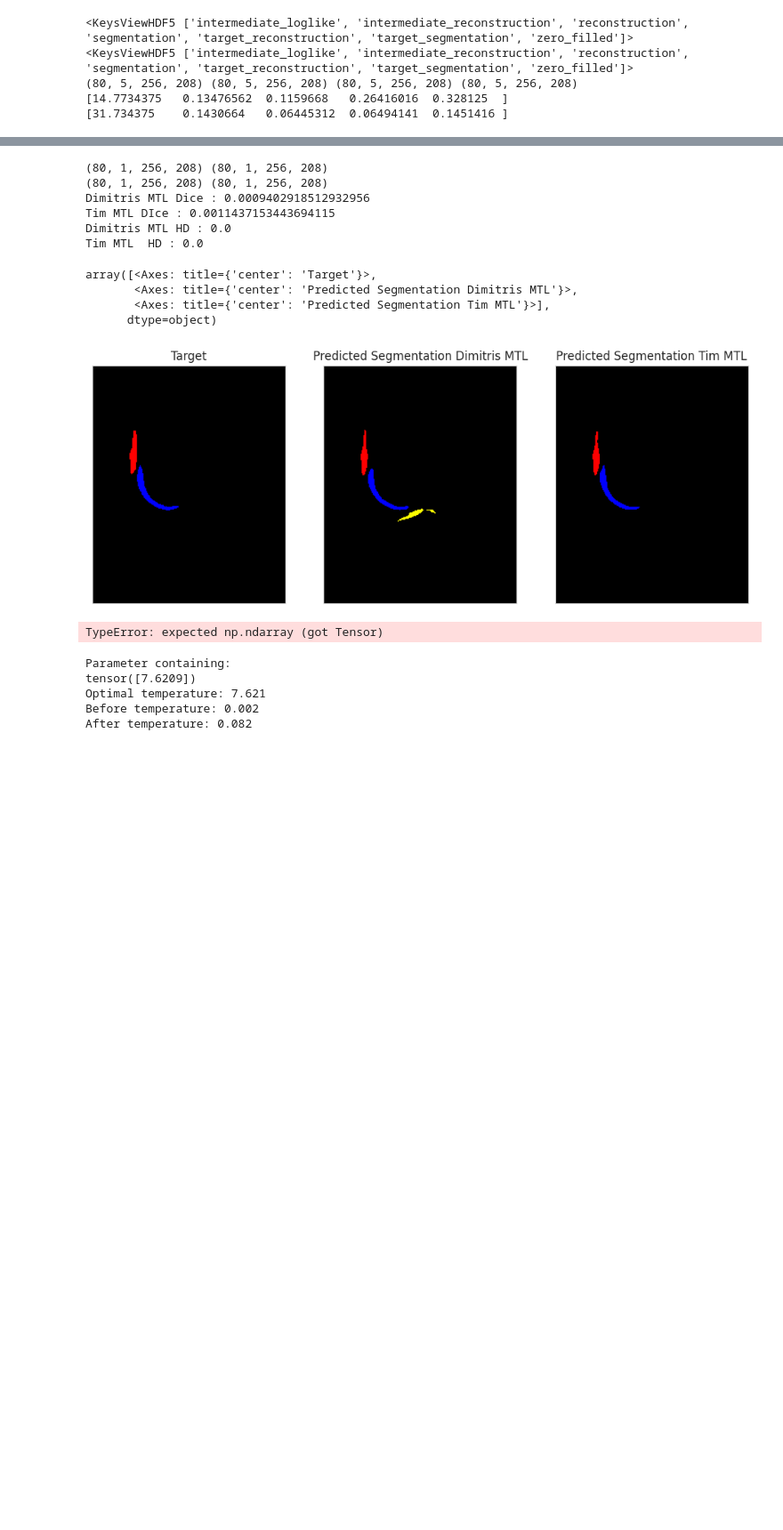
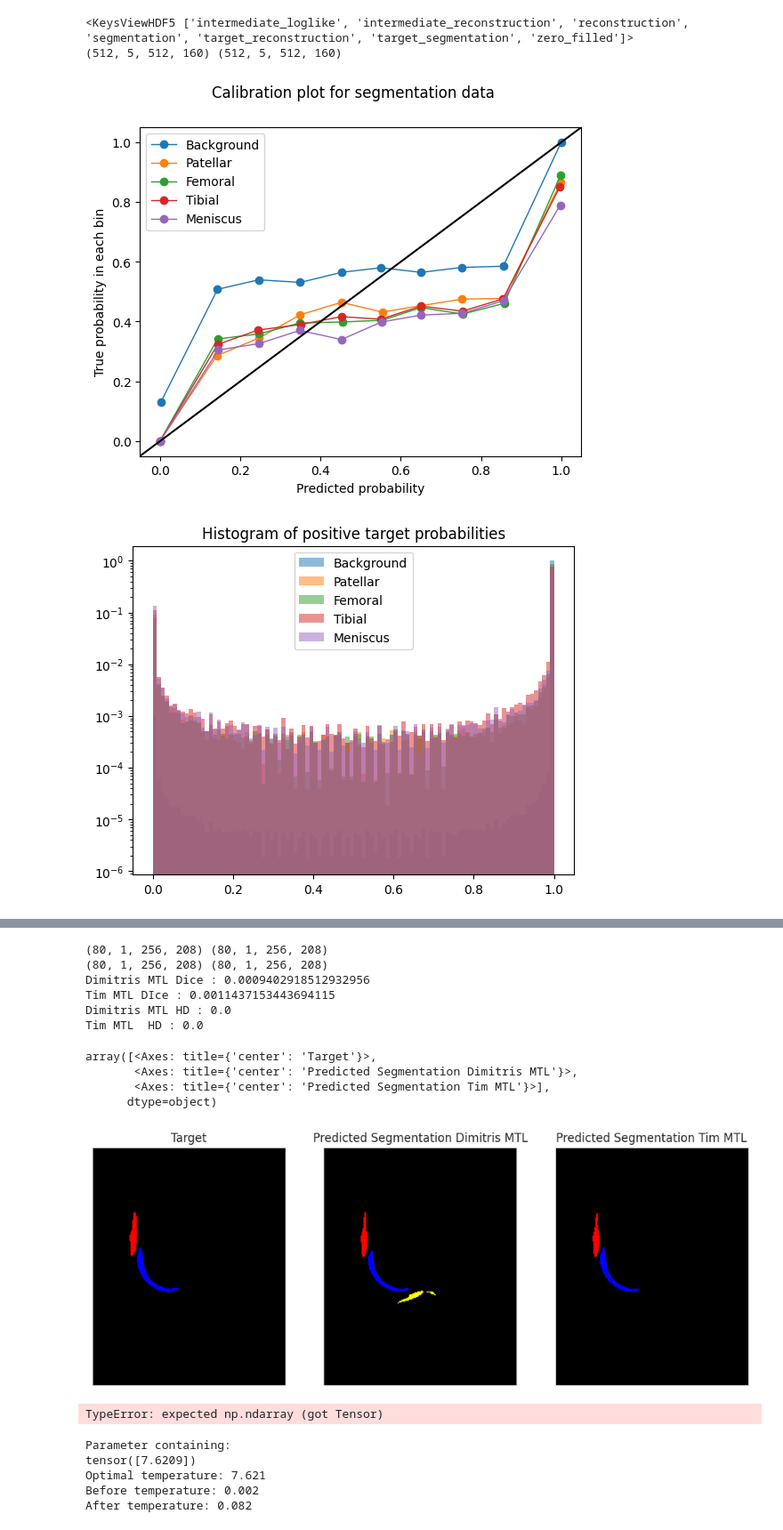
Before and after one commit to TimPaquaij/atommic, a Jupyter notebook: projects/MTL/rs/SKMTEA/temperature_scaling.ipynb, the cells around one changed output, grey strips where cells are left out. Shown at 89% size. Saved outputs shown, nothing was run; the diff lists cells and outputs as text; code cells hidden in the pictures; blank space fills up the shorter version.

```diff
--- a/projects/MTL/rs/SKMTEA/temperature_scaling.ipynb
+++ b/projects/MTL/rs/SKMTEA/temperature_scaling.ipynb
@@ -269,32 +326,75 @@ def complex_abs(x: torch.Tensor) -> torch.Tensor:
 # %%
 
-fname = '/data/projects/utwente/recon/SKM-TEA_small/v1-release/predictions/MTLRS_SENSE/predictions_4x/temperature/2024-03-14_21-52-14/predictions/MTR_005.h5'
+fname = "/data/projects/utwente/recon/SKM-TEA/v1-release/predictions/MTLRS_SENSE_ORG/predictions_6x/best/2024-04-19_10-22-56/predictions/MTR_005.h5" #'/data/projects/utwente/recon/SKM-TEA_small/v1-release/predictions/MTLRS_SENSE/predictions_4x/temperature/2024-03-14_21-52-14/predictions/MTR_005.h5'
 with h5py.File(fname, "r") as f:
     print(f.keys())
     segmentations_mtlrs_1  = f['segmentation'][()].squeeze()
     segmentation_labels_org_1  = f['target_segmentation'][()].squeeze()
-fname = '/data/projects/utwente/recon/SKM-TEA_small/v1-release/predictions/MTLRS_SENSE/predictions_4x/temperature/2024-03-20_20-47-37/predictions/MTR_005.h5'
-with h5py.File(fname, "r") as f:
-    print(f.keys())
-    segmentations_mtlrs_2  = f['segmentation'][()].squeeze()
-    segmentation_labels_org_2  = f['target_segmentation'][()].squeeze()
-#scan_mtlrs = inter_rec[:,0,...]
-print(segmentation_labels_org_1.shape,segmentations_mtlrs_1.shape,segmentations_mtlrs_1.shape,segmentation_labels_org_2.shape)
-print(segmentations_mtlrs_1[10,:,10,10])
-print(segmentations_mtlrs_2[10,:,10,10])
+    print(segmentation_labels_org_1.shape,segmentations_mtlrs_1.shape)
 # %% [output]
 <KeysViewHDF5 ['intermediate_loglike', 'intermediate_reconstruction', 'reconstruction', 'segmentation', 'target_reconstruction', 'target_segmentation', 'zero_filled']>
-<KeysViewHDF5 ['intermediate_loglike', 'intermediate_reconstruction', 'reconstruction', 'segmentation', 'target_reconstruction', 'target_segmentation', 'zero_filled']>
-(80, 5, 256, 208) (80, 5, 256, 208) (80, 5, 256, 208) (80, 5, 256, 208)
-[14.7734375   0.13476562  0.1159668   0.26416016  0.328125  ]
-[31.734375    0.1430664   0.06445312  0.06494141  0.1451416 ]
+(512, 5, 512, 160) (512, 5, 512, 160)
+# %%
+segmentations_mtlrs_soft_1 = torch.softmax(torch.from_numpy(segmentations_mtlrs_1*8),dim=1).numpy()
 # %%
-
-
-
-segmentations_mtlrs_soft_1 = torch.softmax(torch.from_numpy(segmentations_mtlrs_1),dim=1).numpy()
 prob_true_bg, prob_pred_bg = sc.calibration_curve(segmentation_labels_org_1[:,0].reshape(-1),segmentations_mtlrs_soft_1[:,0].reshape(-1),n_bins=10)
 prob_true_1, prob_pred_1 = sc.calibration_curve(segmentation_labels_org_1[:,1].reshape(-1),segmentations_mtlrs_soft_1[:,1].reshape(-1),n_bins=10)
 prob_true_2, prob_pred_2 = sc.calibration_curve(segmentation_labels_org_1[:,2].reshape(-1),segmentations_mtlrs_soft_1[:,2].reshape(-1),n_bins=10)
 prob_true_3, prob_pred_3 = sc.calibration_curve(segmentation_labels_org_1[:,3].reshape(-1),segmentations_mtlrs_soft_1[:,3].reshape(-1),n_bins=10)
 prob_true_4, prob_pred_4 = sc.calibration_curve(segmentation_labels_org_1[:,4].reshape(-1),segmentations_mtlrs_soft_1[:,4].reshape(-1),n_bins=10)
+# %%
+
+
+fig, ax = plt.subplots()
+# only these two lines are calibration curves
+plt.plot(prob_pred_bg,prob_true_bg, marker='o', linewidth=1, label='Background')
+plt.plot(prob_pred_1,prob_true_1, marker='o', linewidth=1, label='Patellar')
+plt.plot(prob_pred_2,prob_true_2, marker='o', linewidth=1, label='Femoral')
+plt.plot(prob_pred_3,prob_true_3, marker='o', linewidth=1, label='Tibial')
+plt.plot(prob_pred_4,prob_true_4, marker='o', linewidth=1, label='Meniscus')
+
+# reference line, legends, and axis labels
+line = mlines.Line2D([0, 1], [0, 1], color='black')
+transform = ax.transAxes
+line.set_transform(transform)
+ax.add_line(line)
+fig.suptitle('Calibration plot for segmentation data')
+ax.set_xlabel('Predicted probability')
+ax.set_ylabel('True probability in each bin')
+plt.legend()
+plt.show()
+
+indices_true = np.where(segmentation_labels_org_1[:,0].reshape(-1)==1)
+plt.hist(segmentations_mtlrs_soft_1[:,0].reshape(-1)[indices_true],bins=100,alpha=0.5,cumulative=False,density=False,label='Background',weights=np.ones(len(segmentations_mtlrs_soft_1[:,0].reshape(-1)[indices_true]))/len(segmentations_mtlrs_soft_1[:,0].reshape(-1)[indices_true]))
+indices_true = np.where(segmentation_labels_org_1[:,1].reshape(-1)==1)
+plt.hist(segmentations_mtlrs_soft_1[:,1].reshape(-1)[indices_true],bins=100,alpha=0.5,cumulative=False,density=False,label="Patellar",weights=np.ones(len(segmentations_mtlrs_soft_1[:,1].reshape(-1)[indices_true]))/len(segmentations_mtlrs_soft_1[:,1].reshape(-1)[indices_true]))
+indices_true = np.where(segmentation_labels_org_1[:,2].reshape(-1)==1)
+plt.hist(segmentations_mtlrs_soft_1[:,2].reshape(-1)[indices_true],bins=100,alpha=0.5,cumulative=False,density=False,label="Femoral",weights=np.ones(len(segmentations_mtlrs_soft_1[:,2].reshape(-1)[indices_true]))/len(segmentations_mtlrs_soft_1[:,2].reshape(-1)[indices_true]))
+indices_true = np.where(segmentation_labels_org_1[:,3].reshape(-1)==1)
+plt.hist(segmentations_mtlrs_soft_1[:,3].reshape(-1)[indices_true],bins=100,alpha=0.5,cumulative=False,density=False,
+         label="Tibial",weights=np.ones(len(segmentations_mtlrs_soft_1[:,3].reshape(-1)[indices_true]))/len(segmentations_mtlrs_soft_1[:,3].reshape(-1)[indices_true]))
+indices_true = np.where(segmentation_labels_org_1[:,4].reshape(-1)==1)
+plt.hist(segmentations_mtlrs_soft_1[:,4].reshape(-1)[indices_true],bins=100,alpha=0.5,cumulative=False,density=False,label="Meniscus",weights=np.ones(len(segmentations_mtlrs_soft_1[:,4].reshape(-1)[indices_true]))/len(segmentations_mtlrs_soft_1[:,4].reshape(-1)[indices_true]))
+plt.title("Histogram of positive target probabilities")
+plt.yscale('log')
+plt.legend()
+plt.show()
+
+indices_true = np.where(segmentation_labels_org_1[:,0].reshape(-1)==0)
+plt.hist(segmentations_mtlrs_soft_1[:,0].reshape(-1)[indices_true],bins=100,alpha=0.5,cumulative=False,density=False
+         ,label='Background',weights=np.ones(len(segmentations_mtlrs_soft_1[:,0].reshape(-1)[indices_true]))/len(segmentations_mtlrs_soft_1[:,0].reshape(-1)[indices_true]))
+indices_true = np.where(segmentation_labels_org_1[:,1].reshape(-1)==0)
+plt.hist(segmentations_mtlrs_soft_1[:,1].reshape(-1)[indices_true],bins=100,alpha=0.5,cumulative=False,density=False,label='Patellar',weights=np.ones(len(segmentations_mtlrs_soft_1[:,1].reshape(-1)[indices_true]))/len(segmentations_mtlrs_soft_1[:,1].reshape(-1)[indices_true]))
+indices_true = np.where(segmentation_labels_org_1[:,2].reshape(-1)==0)
+plt.hist(segmentations_mtlrs_soft_1[:,2].reshape(-1)[indices_true],bins=100,alpha=0.5,cumulative=False,density=False,label='Femoral',weights=np.ones(len(segmentations_mtlrs_soft_1[:,2].reshape(-1)[indices_true]))/len(segmentations_mtlrs_soft_1[:,2].reshape(-1)[indices_true]))
+indices_true = np.where(segmentation_labels_org_1[:,3].reshape(-1)==0)
+plt.hist(segmentations_mtlrs_soft_1[:,3].reshape(-1)[indices_true],bins=100,alpha=0.5,cumulative=False,density=False,label='Tibial',weights=np.ones(len(segmentations_mtlrs_soft_1[:,3].reshape(-1)[indices_true]))/len(segmentations_mtlrs_soft_1[:,3].reshape(-1)[indices_true]))
+indices_true = np.where(segmentation_labels_org_1[:,4].reshape(-1)==0)
+plt.hist(segmentations_mtlrs_soft_1[:,4].reshape(-1)[indices_true],bins=100,alpha=0.5,cumulative=False,density=False,label='Meniscus',weights=np.ones(len(segmentations_mtlrs_soft_1[:,4].reshape(-1)[indices_true]))/len(segmentations_mtlrs_soft_1[:,4].reshape(-1)[indices_true]))
+plt.title("Histogram of negative target probabilities")
+plt.yscale('log')
+plt.legend()
+plt.show()
+# %% [output]
+[figure, added]
+[figure, added]
```
Also changed, not shown: parts of 8 cells of this notebook, 20 other files.
